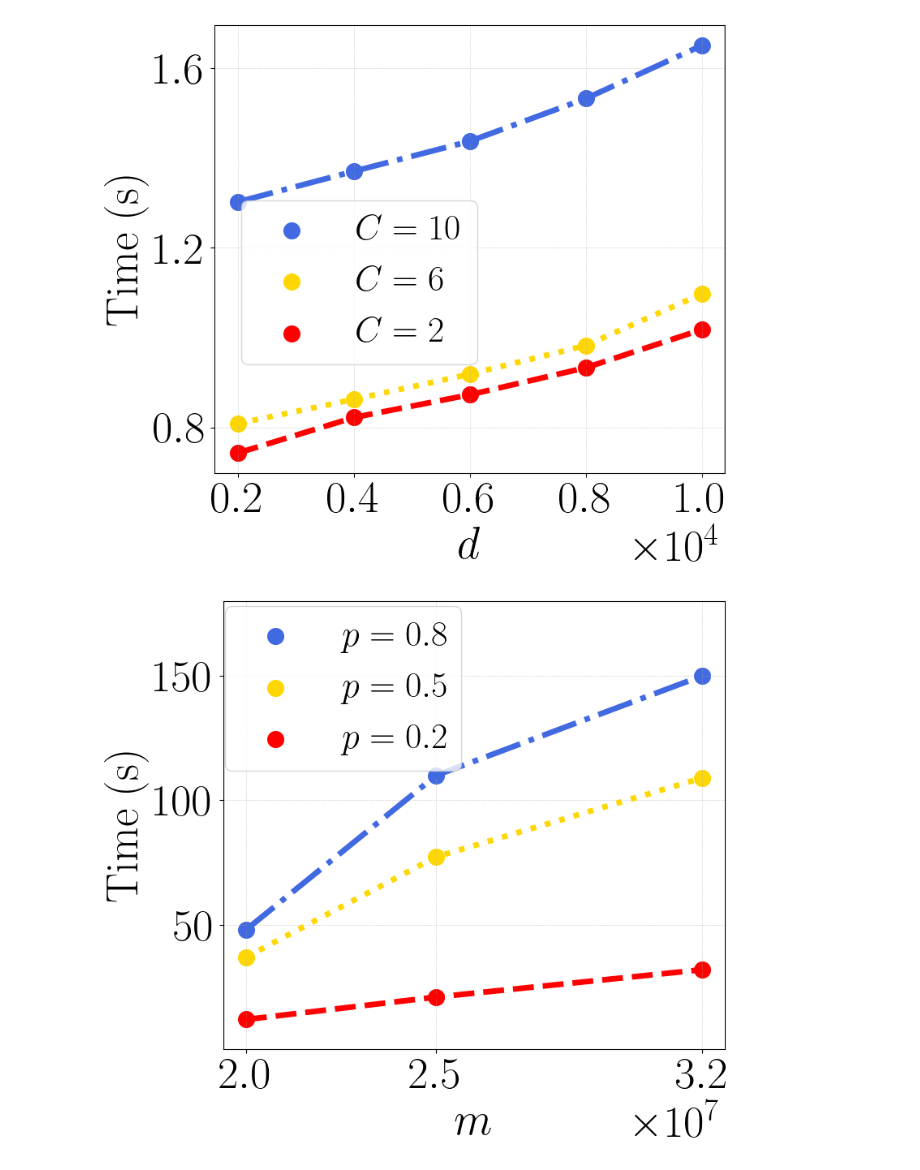
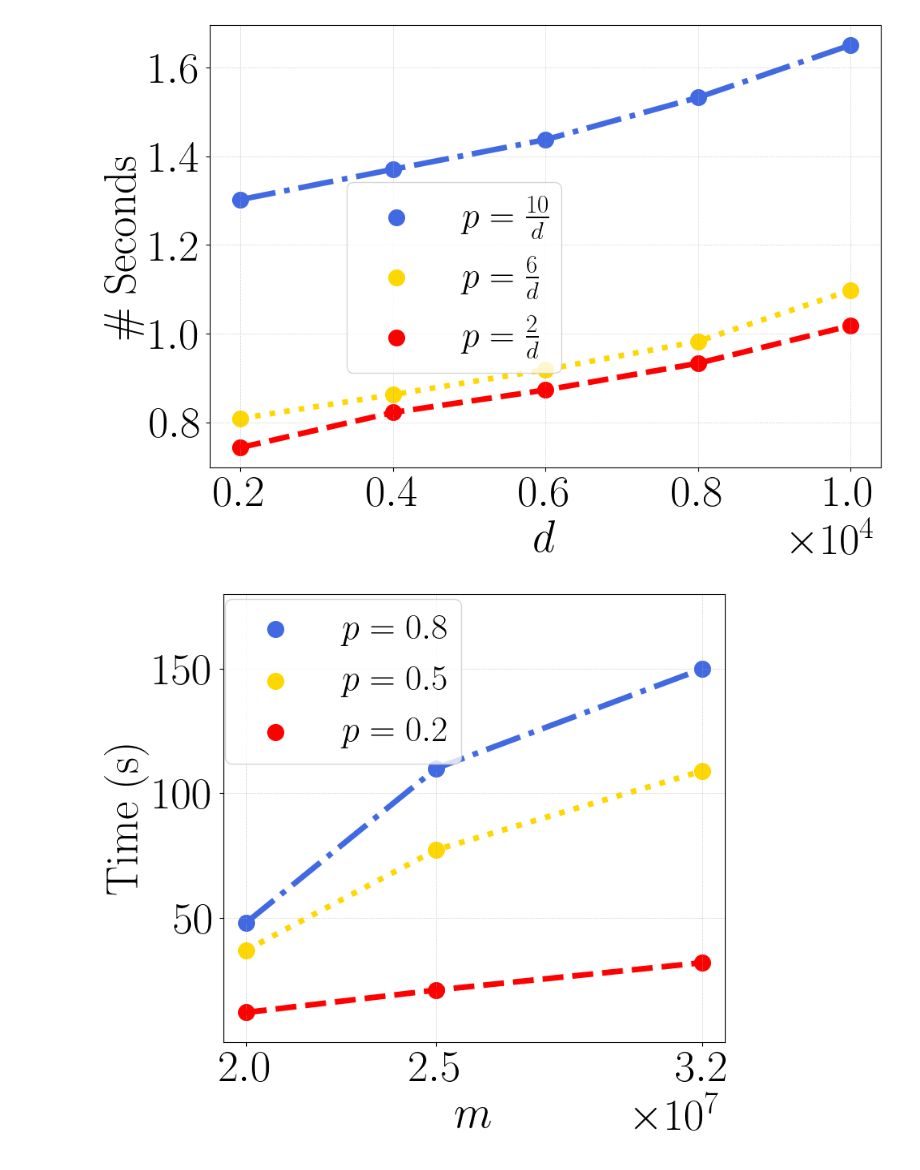
Before and after one commit to VirtuosoResearch/Matrix-completion-from-ultrasparse-samples, a Jupyter notebook: revised_figures/runtime.ipynb, the cells around one changed output. Cells and saved outputs as stored; diff of their text form; code cells hidden in the pictures.

```diff
--- a/revised_figures/runtime.ipynb
+++ b/revised_figures/runtime.ipynb
@@ -22,41 +22,41 @@ runtime_6 = [0.80854, 0.86233, 0.91836, 0.98219, 1.09706]
 runtime_10 = [1.301944, 1.3701, 1.437, 1.53194, 1.6501]
 runtime_std = [0.00783107, 0.00995871, 0.02235781, 0.39976870, 0.0052526]
 
-f, ax = plt.subplots(figsize=(8,7))
+f, ax = plt.subplots(figsize=(10,7))
 
 plt.plot(d2, runtime_10, lw=5, color='royalblue', ls="dashdot")
-plt.scatter(d2, runtime_10, s=200, color='royalblue', label=r"$C=10$")
+plt.scatter(d2, runtime_10, s=200, color='royalblue', label=r"$p=\frac{10}{d}$")
 
 plt.plot(d2, runtime_6, lw=5, color='gold', ls="dotted")
-plt.scatter(d2, runtime_6, s=200, color='gold', label=r"$C=6$")
+plt.scatter(d2, runtime_6, s=200, color='gold', label=r"$p=\frac{6}{d}$")
 
 plt.plot(d2, runtime_2, lw=5, color='red', ls="dashed")
-plt.scatter(d2, runtime_2, s=200, color='red', label=r"$C=2$")
+plt.scatter(d2, runtime_2, s=200, color='red', label=r"$p=\frac{2}{d}$")
 
 
-ax.legend(fontsize=32, loc='upper right', bbox_to_anchor=(0.55, 0.65))
+ax.legend(fontsize=32, loc='upper right', bbox_to_anchor=(0.55, 0.685))
 
 
 plt.xlabel(r"$d$", fontsize=40)
 ax.xaxis.set_major_locator(MaxNLocator(integer=True))
 ax.ticklabel_format(style='sci', axis='x', scilimits=(0,0))
 ax.xaxis.get_offset_text().set_fontsize(40)
 
 xticks = d2
 plt.xticks(xticks, fontsize=40)
-plt.yticks([0.8, 1.2, 1.6], fontsize=40)
-plt.ylabel(r"$\mathrm{Time~(s)}$", fontsize=40)
+plt.yticks([0.8, 1.0, 1.2, 1.4, 1.6], fontsize=40)
+plt.ylabel(r"$\mathrm{\#~Seconds}$", fontsize=40)
 
 
 plt.grid(lw=0.5, ls=":")
 plt.tight_layout()
 plot_name = f"runtime_syn.pdf"
 plt.savefig(plot_name, bbox_inches='tight', format="pdf", dpi=1200)
 
 plt.show()
 plt.close()
 # %% [output]
-[figure, old version]
+[figure, new version]
 # %%
 # title = r'$\mathrm{Synthetic~(2~obervations)}$'
 m = [2e7, 2.5e7, 3.2e7]
```
Also changed, not shown: 1 other file.
